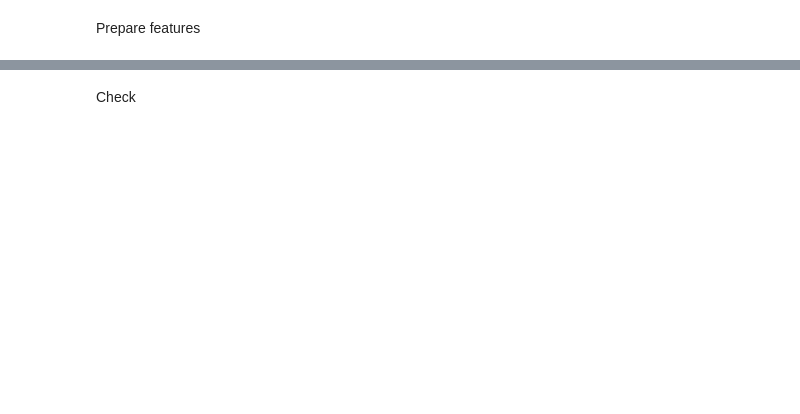
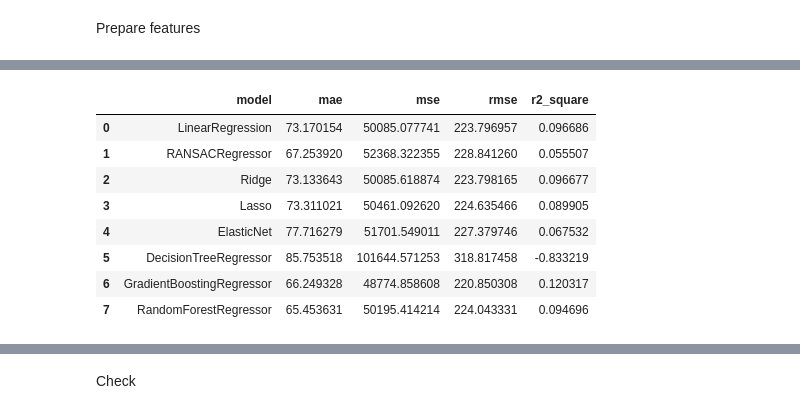
Before and after one commit to aleksanp/airbnb-prices, a Jupyter notebook: airbnb_learning.ipynb, the cells around one changed output, grey strips where cells are left out. Cells and saved outputs as stored; diff of their text form; code cells hidden in the pictures; blank space fills up the shorter version.

```diff
--- a/airbnb_learning.ipynb
+++ b/airbnb_learning.ipynb
@@ -276,0 +376,3 @@ airbnb_data_le = (airbnb_data.drop(cat_features, axis=1).join(
+# %%
+x_train_encoded = x_train.drop(oh_cols + label_cols, axis=1).join((oh_cols_train, le_cols_train))
+x_test_encoded = x_test.drop(oh_cols + label_cols, axis=1).join((oh_cols_test, le_cols_test))
@@ -276,0 +393,16 @@ airbnb_data_le = (airbnb_data.drop(cat_features, axis=1).join(
+# %%
+def evaluate(y_true, y_predicted):
+    mae = metrics.mean_absolute_error(y_true, y_predicted)
+    mse = metrics.mean_squared_error(y_true, y_predicted)
+    rmse = np.sqrt(metrics.mean_squared_error(y_true, y_predicted))
+    r2_square = metrics.r2_score(y_true, y_predicted)
+    return mae, mse, rmse, r2_square
+
+def predict(model, x_train, y_train, x_test, parameters=None):
+    if parameters:
+        predict_model = model(**parameters)
+    else:
+        predict_model = model()
+    predict_model.fit(x_train, y_train)
+    y_pred = predict_model.predict(x_test)
+    return y_pred
@@ -276,0 +411,11 @@ airbnb_data_le = (airbnb_data.drop(cat_features, axis=1).join(
+# %%
+df_scores = pd.DataFrame(columns=['model', 'mae', 'mse', 'rmse', 'r2_square'])
+list_of_models = [LinearRegression, RANSACRegressor, Ridge, Lasso, ElasticNet,
+                  DecisionTreeRegressor, GradientBoostingRegressor, RandomForestRegressor]
+# %%
+for model in list_of_models:
+    y_pred = predict(model, x_train_encoded, y_train, x_test_encoded)
+    results_append = pd.DataFrame(data=[[model.__name__, *evaluate(y_test, y_pred)]],
+                                 columns=df_scores.columns)
+    df_scores = df_scores.append(results_append, ignore_index = True)
+    print(f'{model.__name__} finished')
@@ -276,0 +431,12 @@ airbnb_data_le = (airbnb_data.drop(cat_features, axis=1).join(
+# %%
+df_scores
+# %% [output]
+|  | model | mae | mse | rmse | r2_square |
+| 0 | LinearRegression | 73.170154 | 50085.077741 | 223.796957 | 0.096686 |
+| 1 | RANSACRegressor | 67.253920 | 52368.322355 | 228.841260 | 0.055507 |
+| 2 | Ridge | 73.133643 | 50085.618874 | 223.798165 | 0.096677 |
+| 3 | Lasso | 73.311021 | 50461.092620 | 224.635466 | 0.089905 |
+| 4 | ElasticNet | 77.716279 | 51701.549011 | 227.379746 | 0.067532 |
+| 5 | DecisionTreeRegressor | 85.753518 | 101644.571253 | 318.817458 | -0.833219 |
+| 6 | GradientBoostingRegressor | 66.249328 | 48774.858608 | 220.850308 | 0.120317 |
+| 7 | RandomForestRegressor | 65.453631 | 50195.414214 | 224.043331 | 0.094696 |
```
Also changed, not shown: parts of 53 cells of this notebook.
